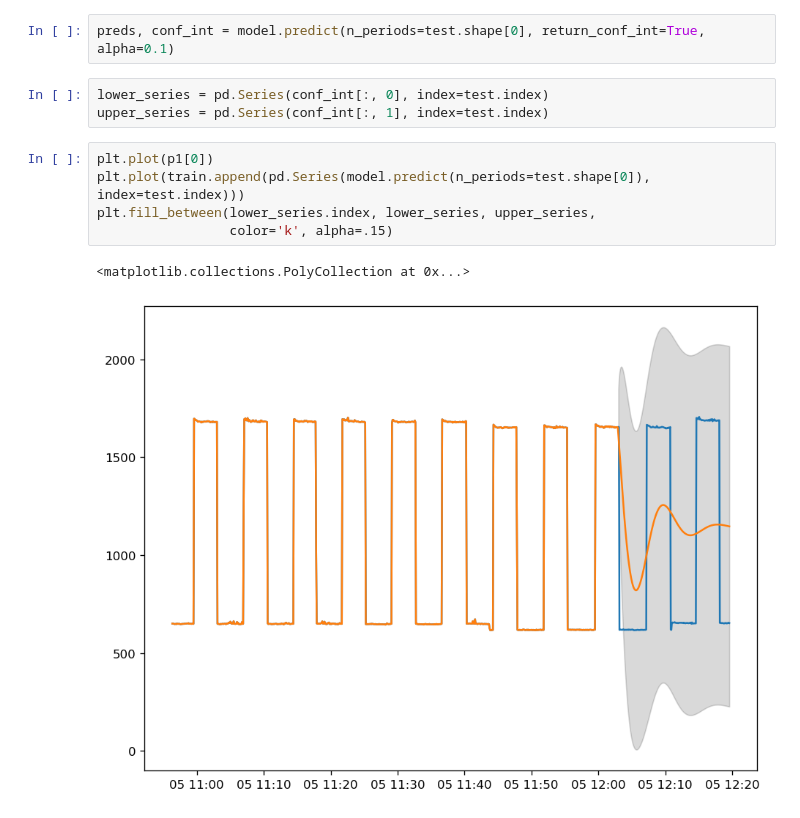
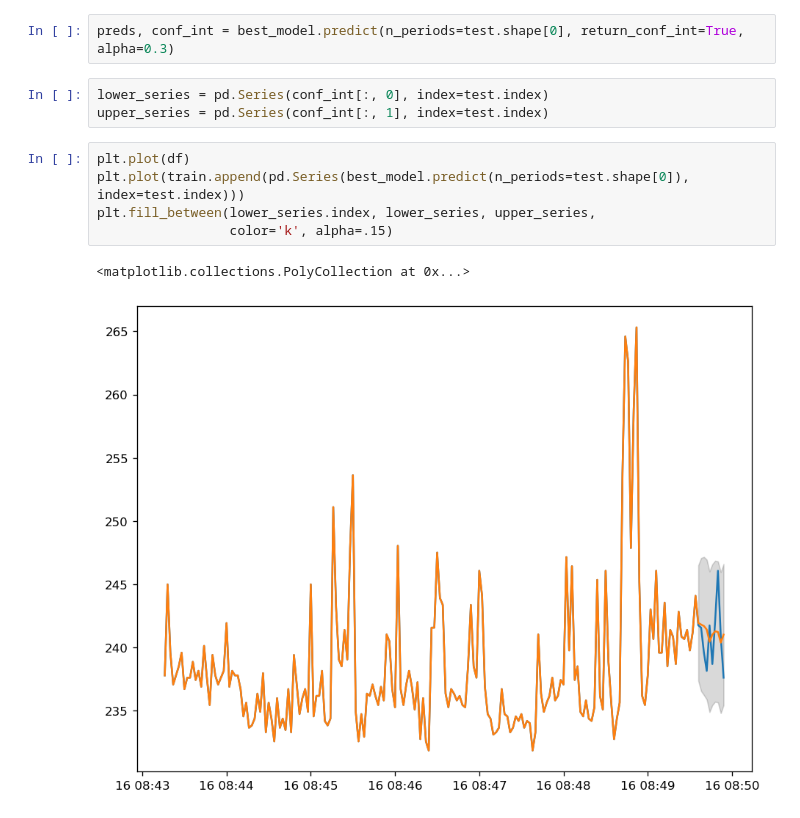
Before and after one commit to HannaYakusevych/Time_series_forecasting, a Jupyter notebook: Basic_models_additional.ipynb, the cells around one changed output. Saved outputs shown, nothing was run; the diff lists cells and outputs as text.

Commit message:
fixed basic models

```diff
--- a/Basic_models_additional.ipynb
+++ b/Basic_models_additional.ipynb
@@ -208,13 +284,13 @@ forecast_accuracy(model.predict(n_periods=test.shape[0]), test.values)
 # %%
-preds, conf_int = model.predict(n_periods=test.shape[0], return_conf_int=True, alpha=0.1)
+preds, conf_int = best_model.predict(n_periods=test.shape[0], return_conf_int=True, alpha=0.3)
 # %%
 lower_series = pd.Series(conf_int[:, 0], index=test.index)
 upper_series = pd.Series(conf_int[:, 1], index=test.index)
 # %%
-plt.plot(p1[0])
-plt.plot(train.append(pd.Series(model.predict(n_periods=test.shape[0]), index=test.index)))
+plt.plot(df)
+plt.plot(train.append(pd.Series(best_model.predict(n_periods=test.shape[0]), index=test.index)))
 plt.fill_between(lower_series.index, lower_series, upper_series,
                  color='k', alpha=.15)
 # %% [output]
 <matplotlib.collections.PolyCollection at 0x...>
-[figure, old version]
+[figure, new version]
```
Also changed, not shown: parts of 20 cells of this notebook, 1 other file.
